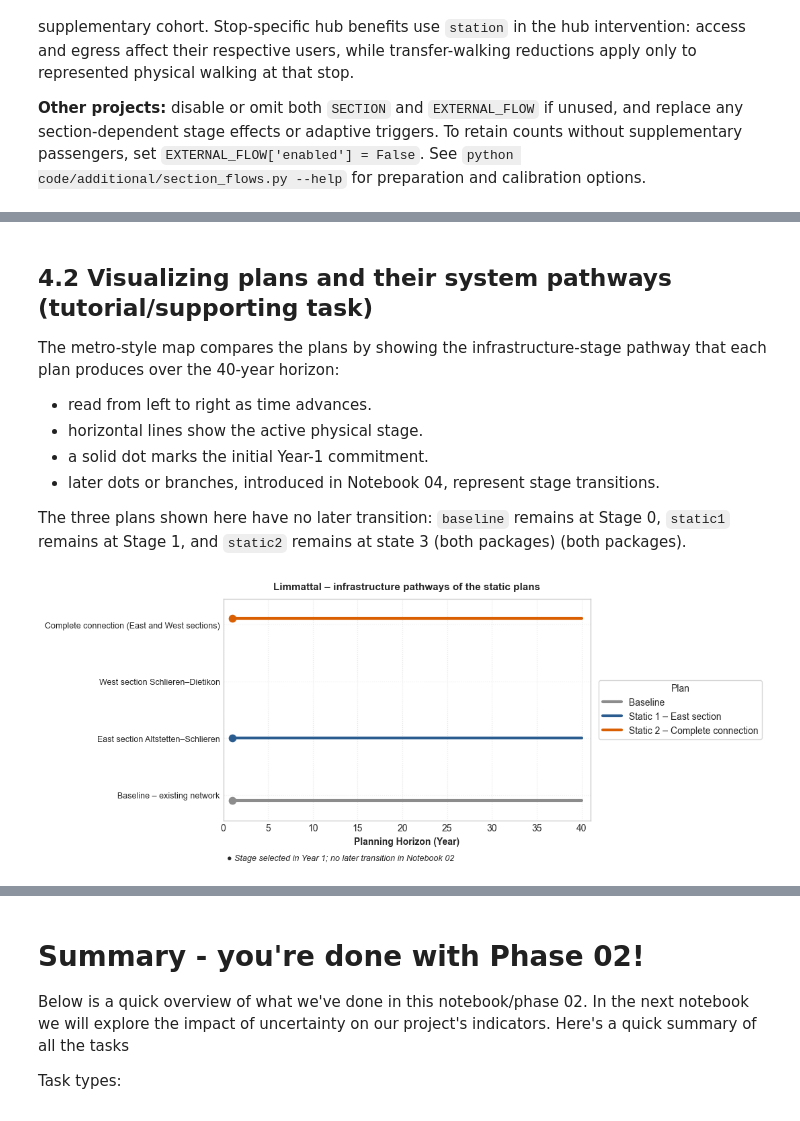
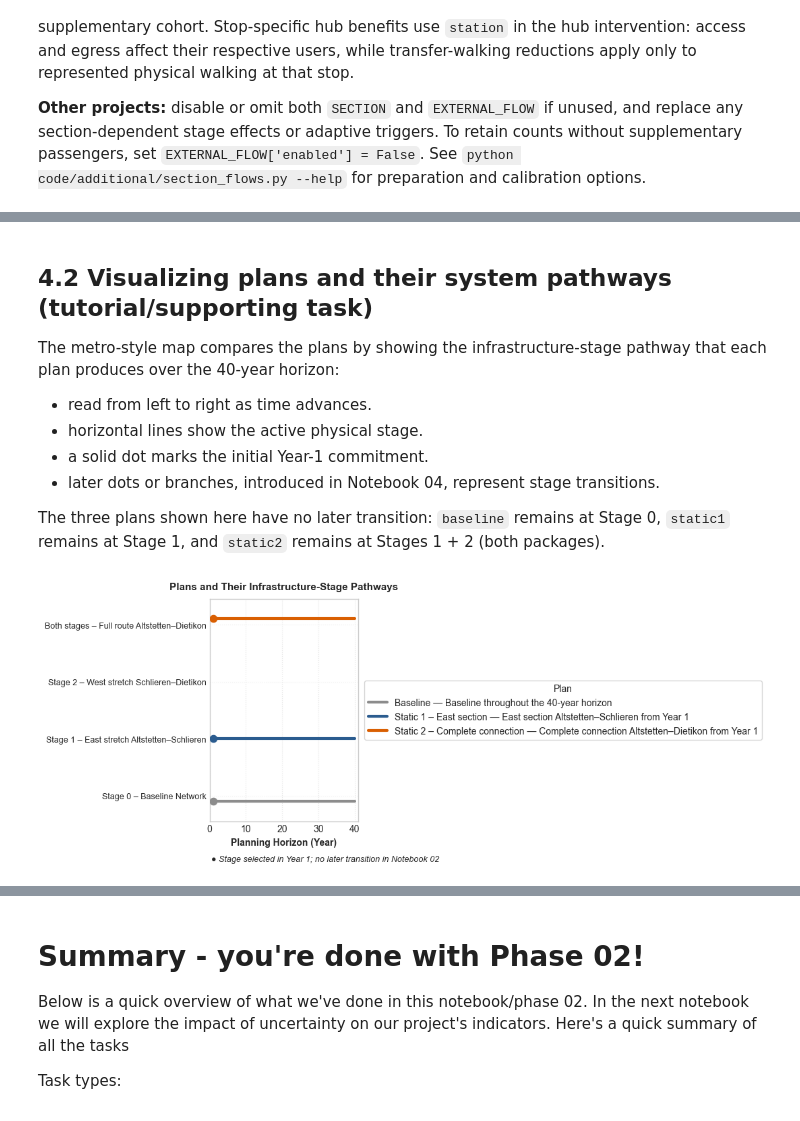
Before and after one commit to dmaure-ETHZ/IP-HS26-MehrSpur-CaseStudy-Domanyi-Londis-Maurer, a Jupyter notebook: notebooks/02_system_modeling.ipynb, the cells around one changed output, grey strips where cells are left out. Drawn from its saved outputs; the diff is of its cells as text; code cells hidden in the pictures.

```diff
--- a/notebooks/02_system_modeling.ipynb
+++ b/notebooks/02_system_modeling.ipynb
@@ -3272,29 +3147,3 @@ Open [`code/adaptive_planning.py`](../code/adaptive_planning.py) and edit the st
 2. Leave `staged1`, `staged2`, and `flexible` unchanged for now. Their `stations` and `tunnel` entries schedule later openings, for example `{'type': 'fixed', 'opening_year': 9}` or `{'type': 'trigger', 'trigger': 'trigger1'}`. Trigger rules are configured in `DEFAULT_TRIGGERS`.
 3. Set package construction costs, lifetimes and construction emissions in `PACKAGES` in `stages.py`. A general OPEX cost- `OPEX_RATE` and the cost of flexibility - `C_FLEX` are in `parameters.py`. The model derives costs and transport-state IDs from the named packages. An additional independently scheduled package requires extending the plan engine and transport states.
 4. After saving plan or package changes, restart the kernel and Run All. `PLAN_SUBSET` below selects the static plans to display.
-# %%
-# Plandefinitionen und Endzustände aus dem gespeicherten Modell prüfen.
-STATIC_PLAN_KEYS_4_1 = ["baseline", "static1", "static2"]
-EXPECTED_STATES_4_1 = {"baseline": 0, "static1": 1, "static2": 3}
-resolved_plans_4_1 = adaptive_planning.get_plans(p.NOMINAL_PARAMS)
-plan_rows_4_1 = []
-for key in STATIC_PLAN_KEYS_4_1:
-    definition = adaptive_planning.PLAN_DEFINITIONS[key]
-    plan = resolved_plans_4_1[key]
-    if plan["to1"] is not None or plan["to2"] is not None:
-        raise ValueError(f"{key}: erwartet einen statischen Plan ohne spätere Übergänge.")
-    state = plan["initial_stage"]
-    if state != EXPECTED_STATES_4_1[key]:
-        raise ValueError(f"{key}: unerwarteter Anfangszustand {state}.")
-    packages = definition["initial_packages"]
-    capital = sum(stages_module.PACKAGES[package]["appraisal"]["capital_cost_chf"] for package in packages)
-    annual_opex = capital * p.OPEX_RATE * p.OPEX_MULTIPLIER
-    plan_rows_4_1.append({"Plan-Key": key, "Name": definition["name"],
-        "Pakete ab Jahr 1": ", ".join({"stations": "Ostabschnitt", "tunnel": "Westabschnitt"}[package] for package in packages) or "Keine",
-        "Zustand Jahr 1": state, "Zustand Jahr 40": state,
-        "Spätere Öffnungen": "Keine", "Planlogik": plan["description"],
-        "Basisinvestition (CHF)": capital, "Nominale OPEX (CHF/Jahr)": annual_opex})
-PLAN_DEFINITION_SUMMARY_4_1 = pd.DataFrame(plan_rows_4_1)
-exports.save_outputs("4_1_static_plan_definitions", tables={"": PLAN_DEFINITION_SUMMARY_4_1})
-display(PLAN_DEFINITION_SUMMARY_4_1.style.format({"Basisinvestition (CHF)": "{:,.0f}", "Nominale OPEX (CHF/Jahr)": "{:,.0f}"}))
-print("Geprüft: Baseline = 0, Static 1 = 1, Static 2 = 3; jeweils ohne spätere Übergänge.")
@@ -3314,7 +3157,7 @@ The metro-style map compares the plans by showing the infrastructure-stage pathw
 - a solid dot marks the initial Year-1 commitment.
 - later dots or branches, introduced in Notebook 04, represent stage transitions.
 
-The three plans shown here have no later transition: `baseline` remains at Stage 0, `static1` remains at Stage 1, and `static2` remains at state 3 (both packages) (both packages).
+The three plans shown here have no later transition: `baseline` remains at Stage 0, `static1` remains at Stage 1, and `static2` remains at Stages 1 + 2 (both packages).
 # %%
 PLAN_SUBSET = ["baseline", "static1", "static2"]
 PLANS = {name: adaptive_planning.PLANS[name] for name in PLAN_SUBSET}
@@ -3333,7 +3176,7 @@ def draw_plan_metromap(
         zip(plans.items(), plan_offsets)
     ):
         color = PLAN_COLORS[plan_idx % len(PLAN_COLORS)]
-        display_name = adaptive_planning.PLAN_DEFINITIONS[plan_name]["name"]
+        display_name = plan.get("name", plan_name)
 
         if plan["to1"] is not None or plan["to2"] is not None:
             raise ValueError(f"{plan_name!r} is not a static plan")
@@ -3350,40 +3193,39 @@ def draw_plan_metromap(
 
     stage_ticks = sorted(ACTIVE_STAGE_SPECS)
     ax.set_yticks(stage_ticks)
-    display_stages = {0: "Baseline – existing network", 1: "East section Altstetten–Schlieren", 2: "West section Schlieren–Dietikon", 3: "Complete connection (East and West sections)"}
-    ax.set_yticklabels([display_stages[s] for s in stage_ticks], fontsize=9)
+    ax.set_yticklabels([ACTIVE_STAGE_SPECS[s].get("name", f"Stage {s}") for s in stage_ticks], fontsize=9)
 
     ax.set_xlim(0, horizon + 1)
     ax.set_ylim(min(stage_ticks) - 0.45, max(stage_ticks) + 0.45)
     ax.set_xlabel("Planning Horizon (Year)", fontweight="bold")
-    ax.set_title("Limmattal – infrastructure pathways of the static plans", fontweight="bold", fontsize=11, pad=10)
+    ax.set_title("Plans and Their Infrastructure-Stage Pathways", fontweight="bold", fontsize=11, pad=10)
 
     ax.grid(axis="x", linestyle=":", alpha=0.5)
     ax.grid(axis="y", linestyle=":", alpha=0.3)
 
     ax.legend(
         loc="center left",
         bbox_to_anchor=(1.01, 0.5),
         title="Plan",
         frameon=True,)
     ax.text(
         0.01,
         -0.18,
         "● Stage selected in Year 1; no later transition in Notebook 02",
         transform=ax.transAxes,
         fontsize=9,
         style="italic",)
 
     plt.tight_layout()
 
     exports.save_outputs("4_2_plan_metromap", figure=fig)
 
     return fig, ax
 
 draw_plan_metromap(PLANS)
 plt.show()
 # %% [output]
-[figure, old version]
+[figure, new version]
 # %% [markdown]
 ## 4.3 Compare plan end states (mandatory task)
 
```
Also changed, not shown: parts of 22 cells of this notebook, 1 other file.
